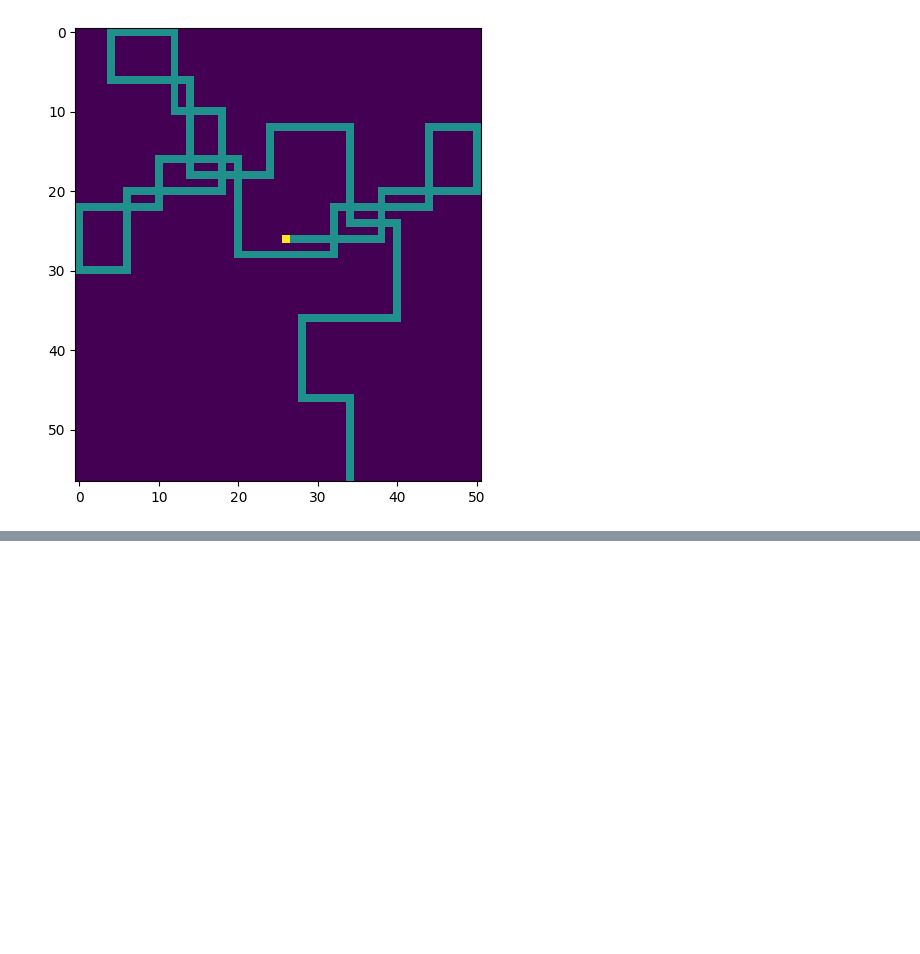
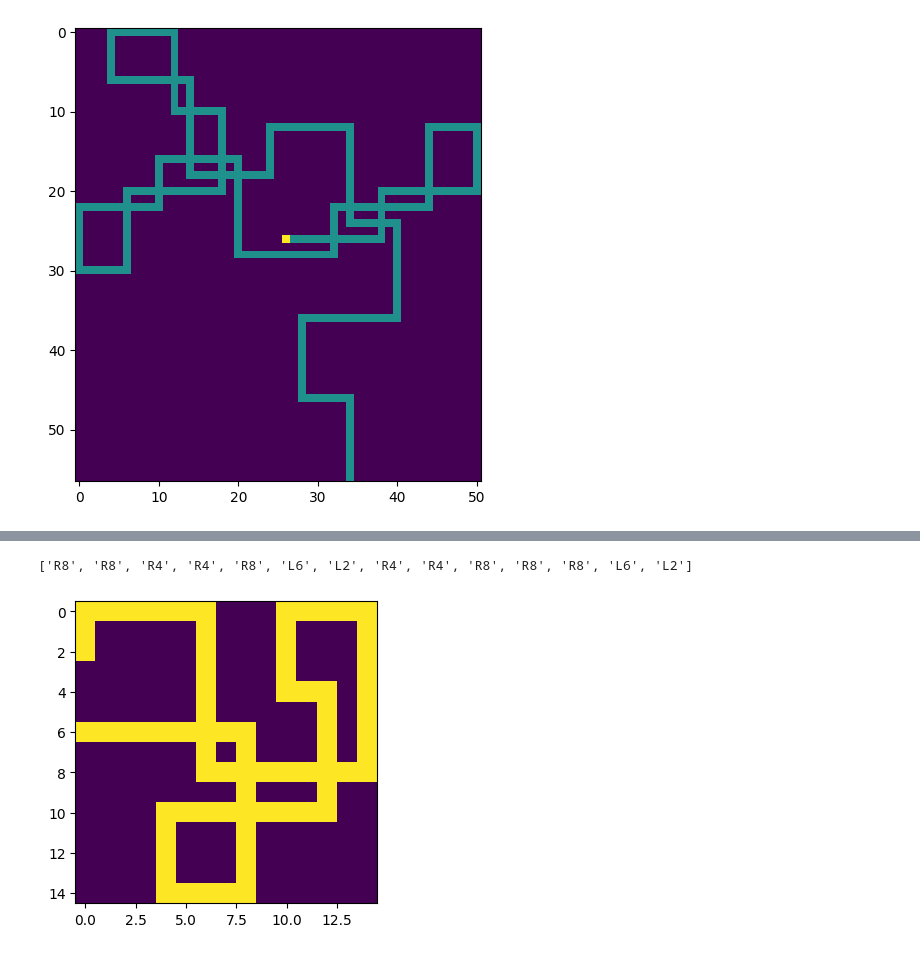
Before and after one commit to marcodelmastro/AdventOfCode2019, a Jupyter notebook: Day 17.ipynb, the cells around one changed output, grey strips where cells are left out. Saved outputs shown, nothing was run; the diff lists cells and outputs as text; code cells hidden in the pictures; blank space fills up the shorter version.

```diff
--- a/Day 17.ipynb
+++ b/Day 17.ipynb
@@ -75,0 +178,14 @@ Sum of alignment parameters = 5948 ( 13 crossings )
+# %%
+x0 = np.array([6,0]) # j,i
+m = np.array(testarea)
+d = N
+
+## R,8,R,8,R,4,R,4,R,8,L,6,L,2,R,4,R,4,R,8,R,8,R,8,L,6,L,2
+
+sequence = commandSequence(m,x0,d)
+fig = plt.figure(figsize=(4, 4), dpi=100)
+plt.imshow(m)
+print(sequence)
+# %% [output]
+['R8', 'R8', 'R4', 'R4', 'R8', 'L6', 'L2', 'R4', 'R4', 'R8', 'R8', 'R8', 'L6', 'L2']
+[figure, added]
```
Also changed, not shown: parts of 10 cells of this notebook.
